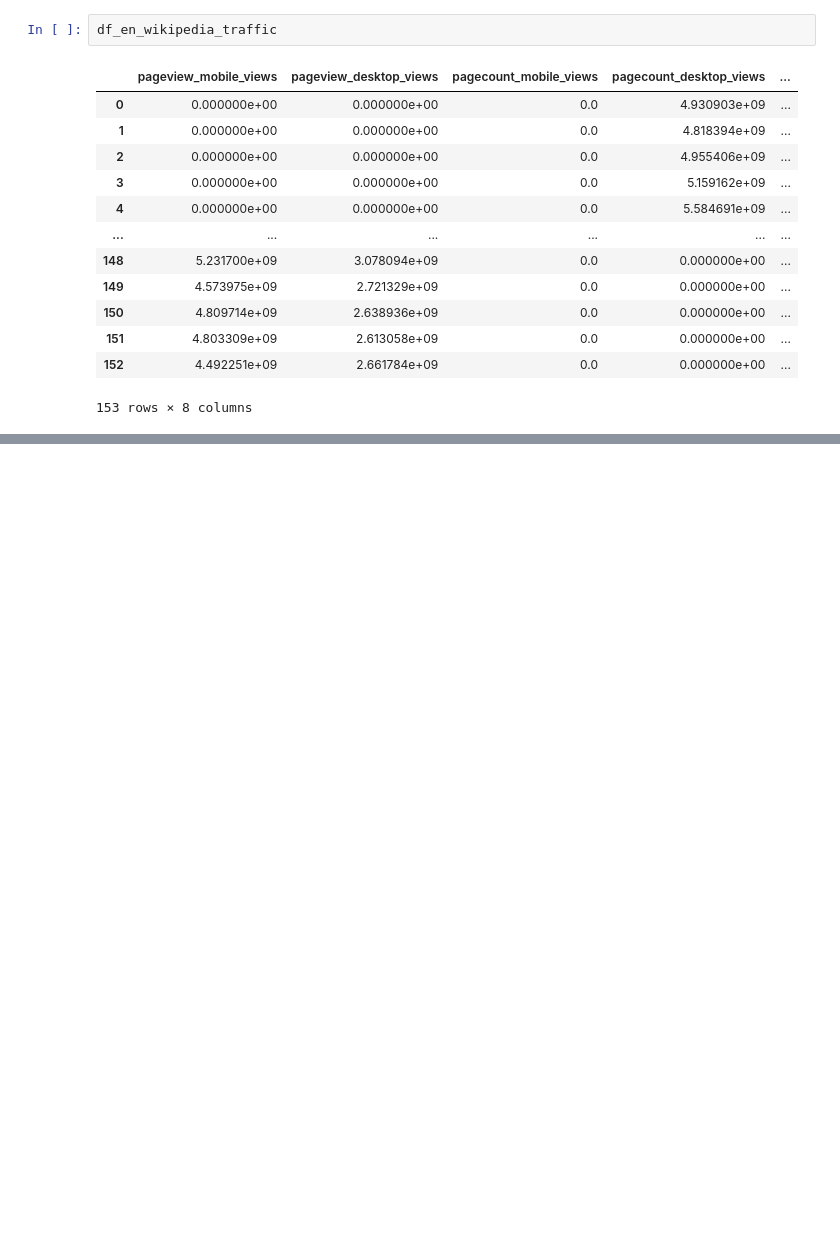
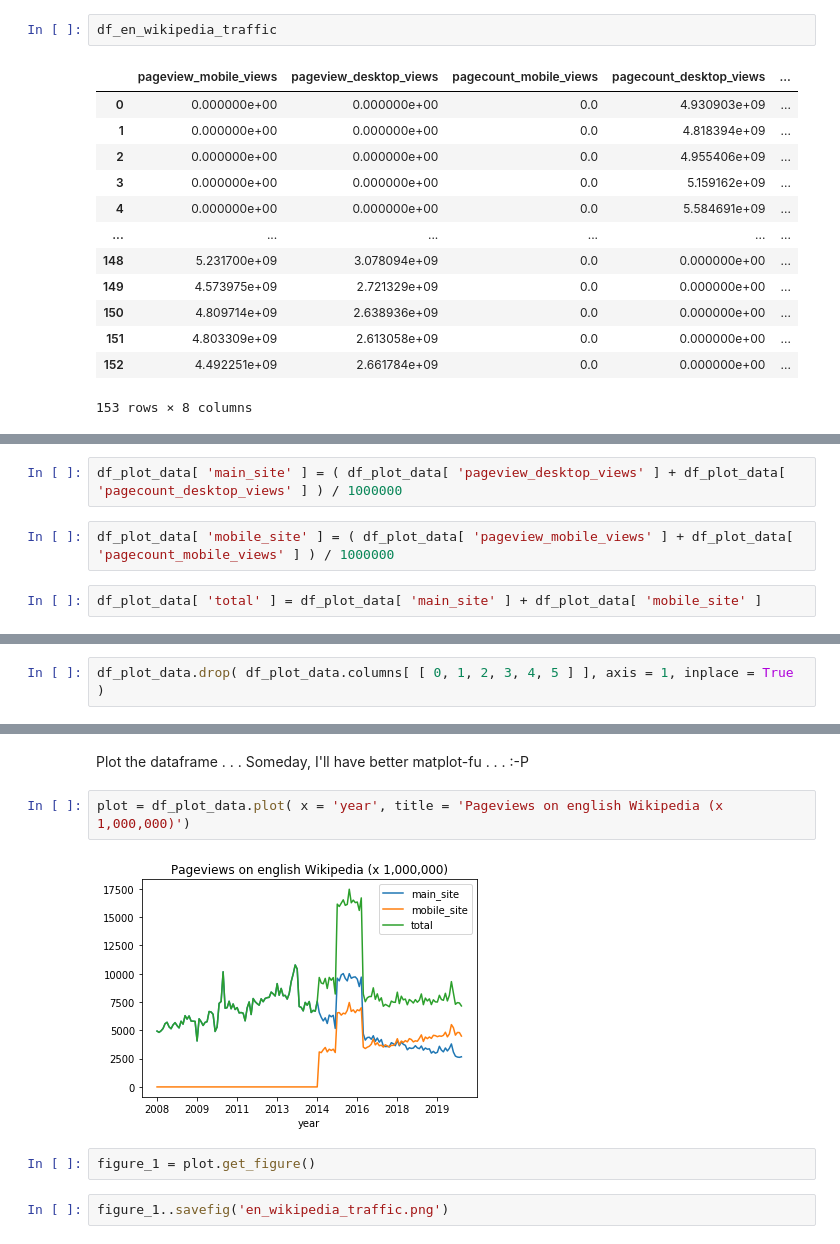
Before and after one commit to carljparker/data-512, a Jupyter notebook: data-512-a1/data-512-a1.ipynb, the cells around one changed output, grey strips where cells are left out. Saved outputs shown, nothing was run; the diff lists cells and outputs as text; blank space fills up the shorter version.

Commit message:
Create and commit this anemic plot

```diff
--- a/data-512-a1/data-512-a1.ipynb
+++ b/data-512-a1/data-512-a1.ipynb
@@ -614,0 +623,6 @@ df_en_wikipedia_traffic.to_csv( 'en-wikipedia_traffic_200712-202008.csv', index_
+# %%
+df_plot_data[ 'main_site' ] = ( df_plot_data[ 'pageview_desktop_views' ] + df_plot_data[ 'pagecount_desktop_views' ] ) / 1000000
+# %%
+df_plot_data[ 'mobile_site' ] = ( df_plot_data[ 'pageview_mobile_views' ] + df_plot_data[ 'pagecount_mobile_views' ] ) / 1000000
+# %%
+df_plot_data[ 'total' ] = df_plot_data[ 'main_site' ] + df_plot_data[ 'mobile_site' ]
@@ -614,0 +631,2 @@ df_en_wikipedia_traffic.to_csv( 'en-wikipedia_traffic_200712-202008.csv', index_
+# %%
+df_plot_data.drop( df_plot_data.columns[ [ 0, 1, 2, 3, 4, 5 ] ], axis = 1, inplace = True )
@@ -614,0 +649,10 @@ df_en_wikipedia_traffic.to_csv( 'en-wikipedia_traffic_200712-202008.csv', index_
+# %% [markdown]
+Plot the dataframe . . . Someday, I'll have better matplot-fu . . . :-P
+# %%
+plot = df_plot_data.plot( x = 'year', title = 'Pageviews on english Wikipedia (x 1,000,000)')
+# %% [output]
+[figure, added]
+# %%
+figure_1 = plot.get_figure()
+# %%
+figure_1..savefig('en_wikipedia_traffic.png')
```
Also changed, not shown: parts of 11 cells of this notebook, 1 other file.
